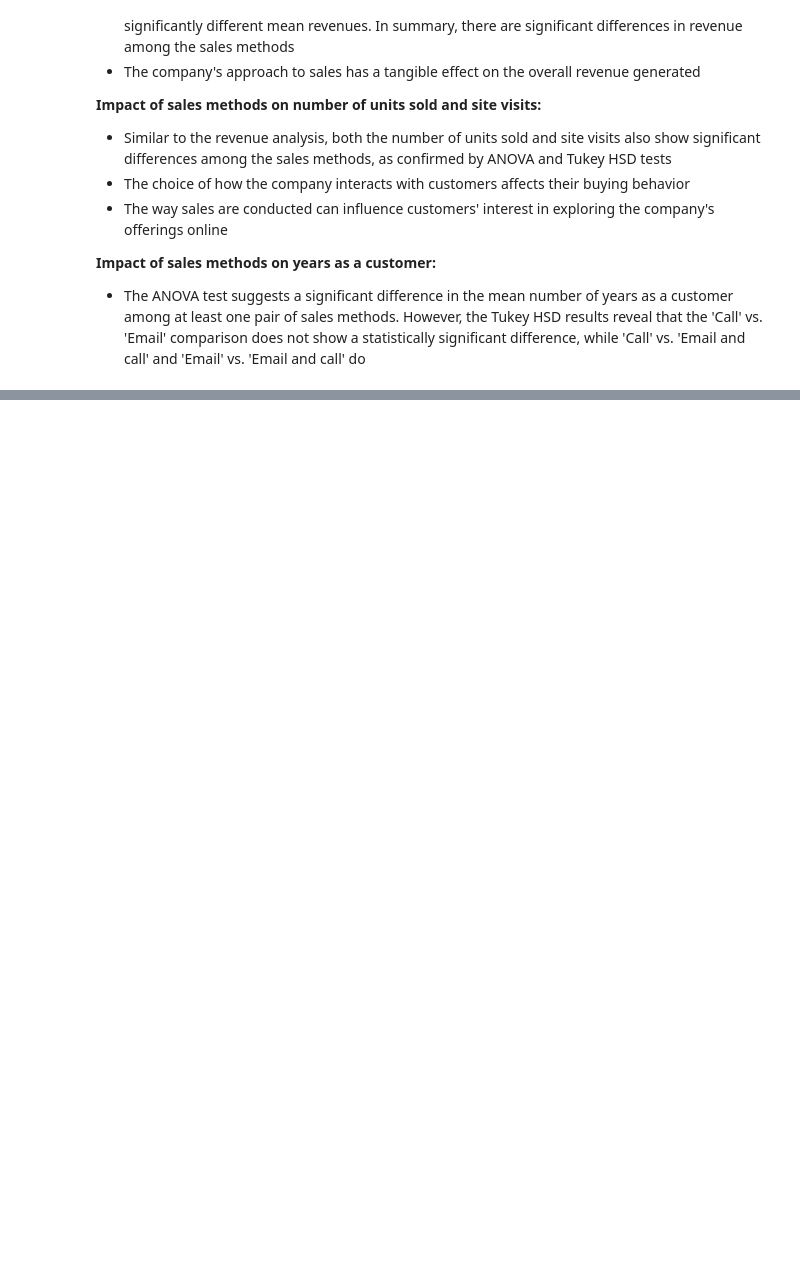
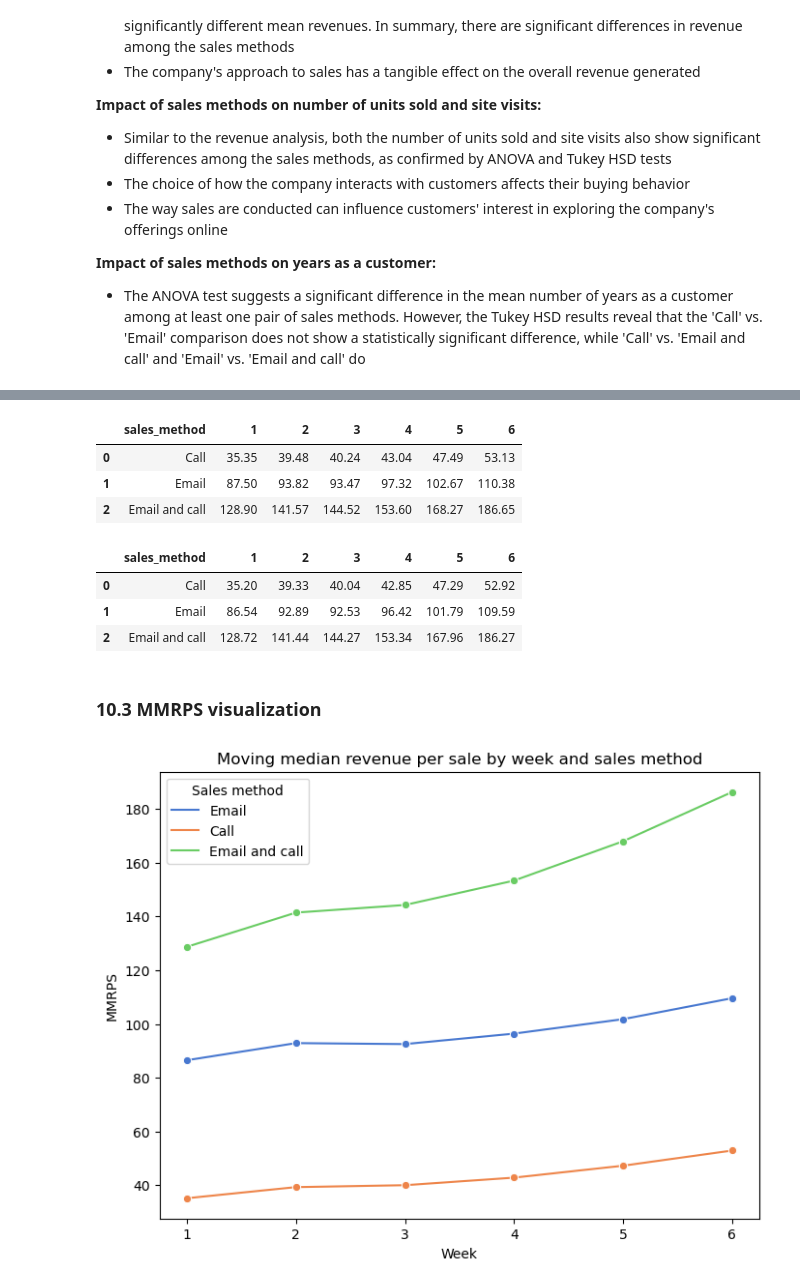
Before and after one commit to mikjf/datacamp_data_analyst_professional_python, a Jupyter notebook: exam_product_sales_analysis.ipynb, the cells around one changed output, grey strips where cells are left out. Cells and saved outputs as stored; diff of their text form; code cells hidden in the pictures; blank space fills up the shorter version.

```diff
--- a/exam_product_sales_analysis.ipynb
+++ b/exam_product_sales_analysis.ipynb
@@ -1574,0 +1615,57 @@ The analysis reveals several key insights into customer segmentation, geographic
+# %%
+# group data by week and sales method, calculate mean and median revenue
+data_metrics = data.groupby(['week', 'sales_method'])['revenue'].agg(['mean', 'median']).reset_index()
+
+# sort values to order by week within each sales method
+data_metrics.sort_values(by=['sales_method', 'week'], inplace=True)
+
+# set number of weeks to be used for moving (rolling) mean and median
+moving_weeks = 4
+
+# use lambda to apply rolling function to each group separately
+data_metrics['MARPS'] = data_metrics.groupby('sales_method')['mean'].transform(lambda x: x.rolling(window=moving_weeks, min_periods=1).mean()).round(2)
+data_metrics['MMRPS'] = data_metrics.groupby('sales_method')['median'].transform(lambda x: x.rolling(window=moving_weeks, min_periods=1).mean()).round(2)
+
+# filter relevant columns
+data_metrics = data_metrics[['sales_method', 'week', 'MARPS', 'MMRPS']]
+
+# pivot table for mean values (MARPS)
+data_marps = data_metrics.pivot(index='sales_method', columns='week', values='MARPS')
+data_marps.reset_index(inplace=True)
+data_marps.rename_axis(None, axis=1, inplace=True)
+
+# pivot table for median values (MMRPS)
+data_mmrps = data_metrics.pivot(index='sales_method', columns='week', values='MMRPS')
+data_mmrps.reset_index(inplace=True)
+data_mmrps.rename_axis(None, axis=1, inplace=True)
+# %%
+# moving average revenue per sale (MARPS) with 4-week rolling period
+data_marps
+# %% [output]
+|  | sales_method | 1 | 2 | 3 | 4 | 5 | 6 |
+| 0 | Call | 35.35 | 39.48 | 40.24 | 43.04 | 47.49 | 53.13 |
+| 1 | Email | 87.50 | 93.82 | 93.47 | 97.32 | 102.67 | 110.38 |
+| 2 | Email and call | 128.90 | 141.57 | 144.52 | 153.60 | 168.27 | 186.65 |
+# %%
+# moving median revenue per sale (MMRPS) with 4-week rolling period
+data_mmrps
+# %% [output]
+|  | sales_method | 1 | 2 | 3 | 4 | 5 | 6 |
+| 0 | Call | 35.20 | 39.33 | 40.04 | 42.85 | 47.29 | 52.92 |
+| 1 | Email | 86.54 | 92.89 | 92.53 | 96.42 | 101.79 | 109.59 |
+| 2 | Email and call | 128.72 | 141.44 | 144.27 | 153.34 | 167.96 | 186.27 |
+# %% [markdown]
+### 10.3 MMRPS visualization
+# %%
+# create figure for subplots
+plt.figure(figsize=(8, 6))
+
+# plot MMRPS
+sns.lineplot(data=data_metrics, x='week', y='MMRPS', hue='sales_method', hue_order=order, marker='o', palette='muted')
+plt.title('Moving median revenue per sale by week and sales method')
+plt.xlabel('Week')
+plt.ylabel('MMRPS')
+plt.legend(title='Sales method')
+plt.show()
+# %% [output]
+[figure, added]
```
Also changed, not shown: parts of 20 cells of this notebook, 1 other file.
